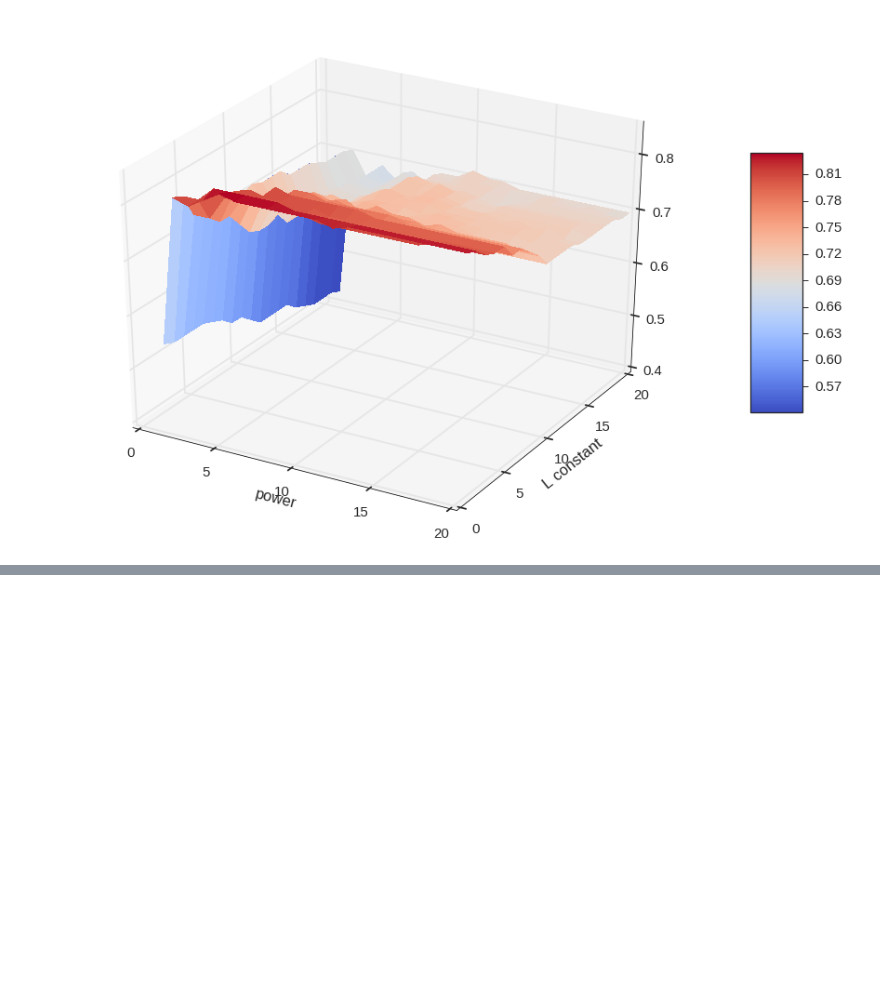
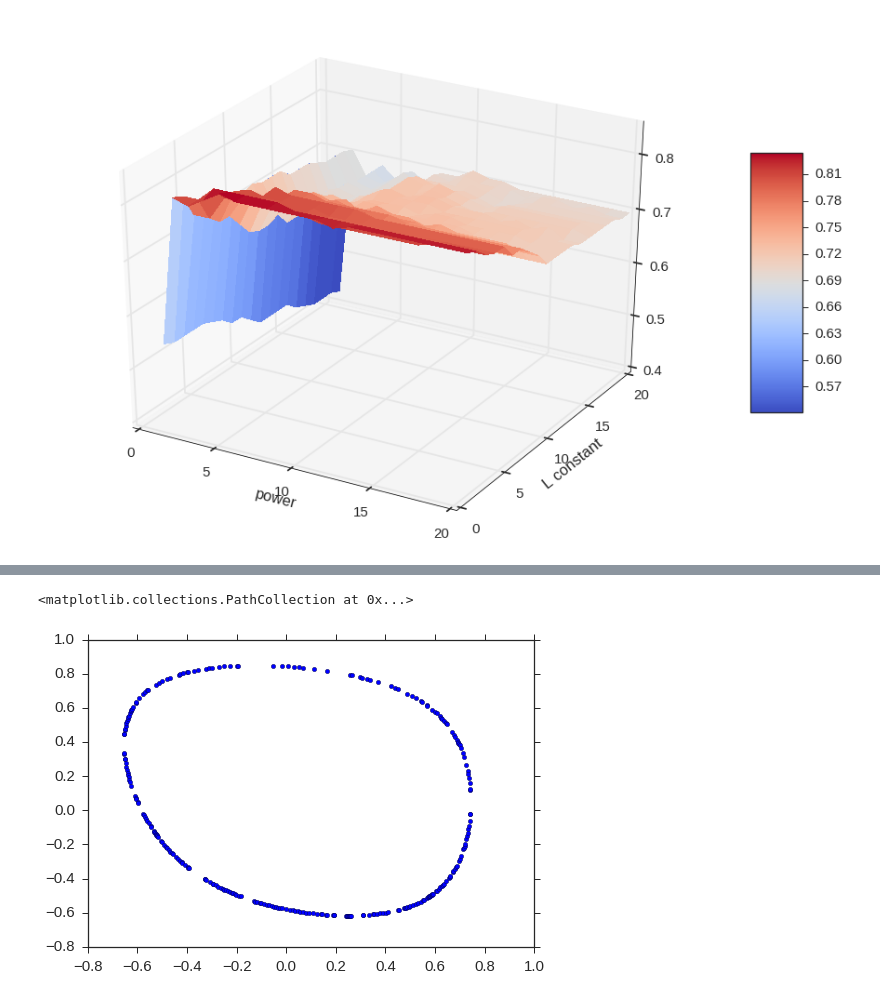
Before and after one commit to lukaemon/Coursera-ML-AndrewNg, a Jupyter notebook: machine-learning-ex2/3- regularized logistic regression (np).ipynb, the cells around one changed output, grey strips where cells are left out. Drawn from its saved outputs; the diff is of its cells as text; code cells hidden in the pictures; blank space fills up the shorter version.

Commit message:
done optional, and making progress of decision boundary

```diff
--- a/machine-learning-ex2/3- regularized logistic regression (np).ipynb
+++ b/machine-learning-ex2/3- regularized logistic regression (np).ipynb
@@ -169,0 +192,4 @@ z.max()
+# %%
+mapped_cord = lr.feature_mapping(x_cord, y_cord, power=6)
+print(mapped_cord.shape)
+mapped_cord.head()
@@ -169,0 +205,11 @@ z.max()
+# %%
+final_theta = lr.logistic_regression(x1, x2, y, 6, l=1)['theta']
+# %%
+orz = mapped_cord @ final_theta
+# %%
+decision = mapped_cord[np.abs(orz) < 10**-3]
+# %%
+plt.scatter(decision.f10, decision.f01)
+# %% [output]
+<matplotlib.collections.PathCollection at 0x...>
+[figure, added]
```
Also changed, not shown: parts of 7 cells of this notebook, 2 other files.
